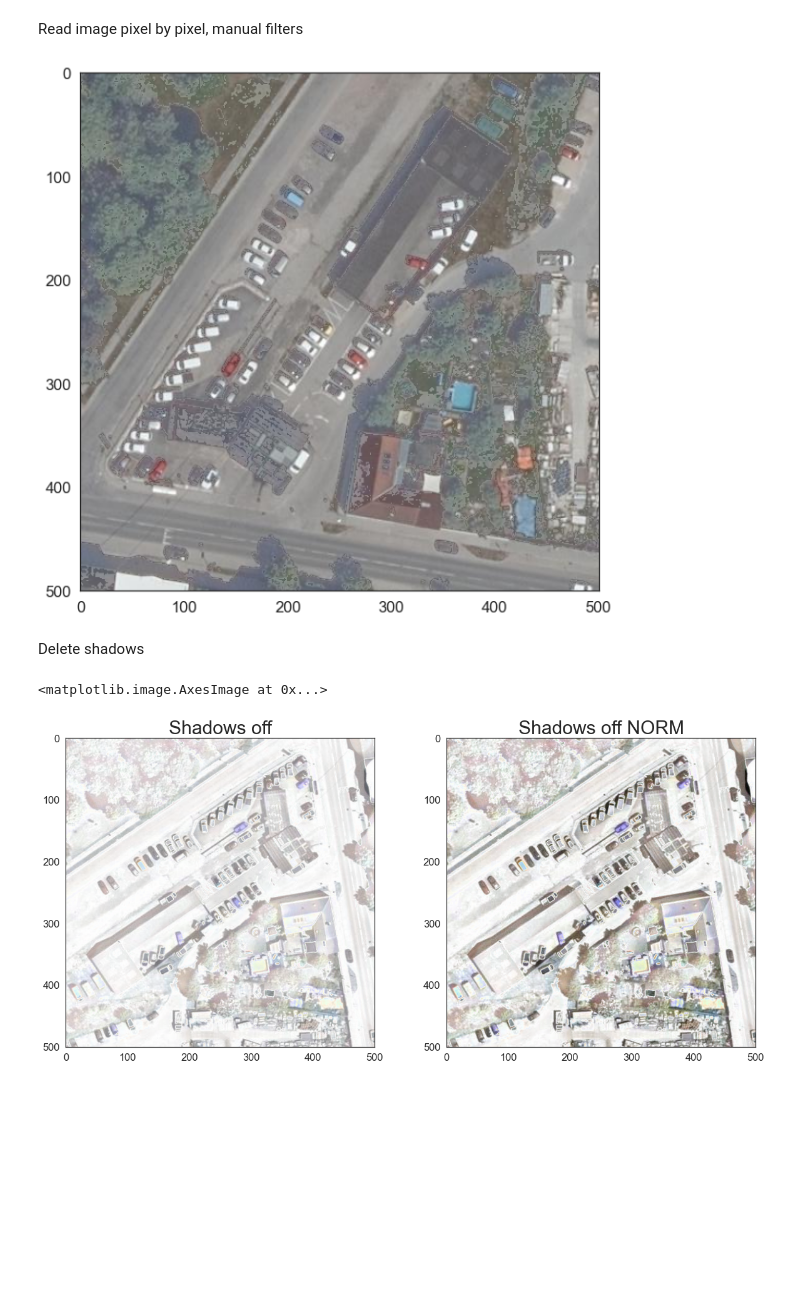
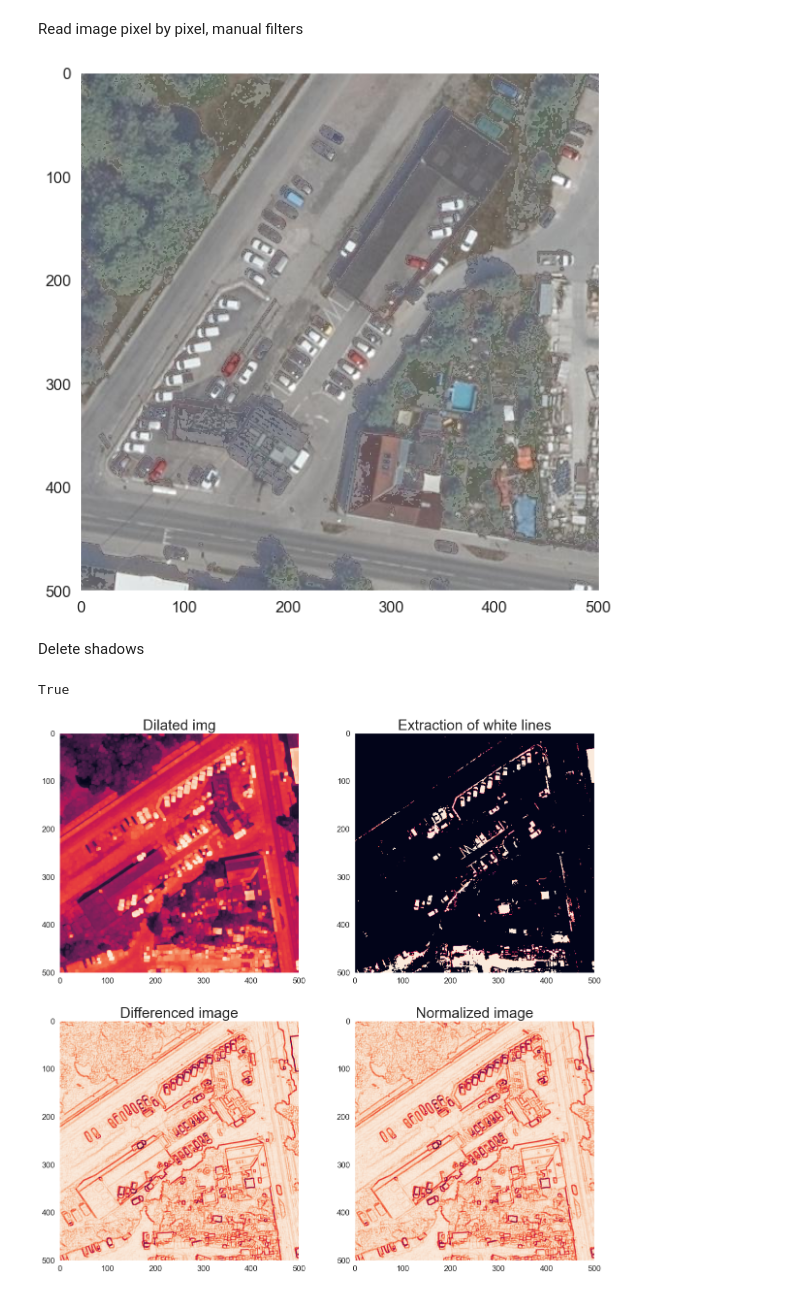
Before and after one commit to JhonnCarvajal/TU-InstituteofTransportSciences, a Jupyter notebook: CustomizeFilters.ipynb, the cells around one changed output. Cells and saved outputs as stored; diff of their text form; code cells hidden in the pictures; blank space fills up the shorter version.

```diff
--- a/CustomizeFilters.ipynb
+++ b/CustomizeFilters.ipynb
@@ -4,10 +4,11 @@ import numpy as np
 from matplotlib import pyplot as plt
 import seaborn as sns
 sns.set(font_scale=1.5)
-sns.set_style("white")
+sns.set_style("dark")
 # %%
 
-image = Image.open("tilesForFilterTesting/tifclip5.tif")
+filename ="tilesForFilterTesting/tifclip5.tif"
+image = Image.open(filename)
 image_to_np_array = np.array(image)
 
 fig, ax = plt.subplots(figsize=(10,10))
@@ -30,9 +31,9 @@ Extract whiteLines
 # Standard RGB to grayscale
 bitmap = list(map(lambda x:x[2], zip(r,g,b)))
 bitmap = np.array(bitmap).reshape([image_to_np_array.shape[0], image_to_np_array.shape[1]])
-bitmap = np.dot((bitmap > 170).astype(float),255)
+bitmap = np.dot((bitmap > 165).astype(float),255)
 im = Image.fromarray(bitmap.astype(np.uint8))
 fig, ax = plt.subplots(figsize =(20,20))
 ax.imshow(im)
-im.save('imagesProcessedByFilters/last.tif')
+im.save('imagesProcessedByFilters/ExtractWhiteLines.tif')
 # %% [output]
@@ -40,8 +41,7 @@ im.save('imagesProcessedByFilters/last.tif')
 # %% [markdown]
 Read image pixel by pixel, manual filters
 # %%
-
-img = Image.open("tilesForFilterTesting/tifclip5.tif") # Create a new black image
+img = Image.open(filename) # Create a new black image
 image_to_np_array = np.array(image)
 r,g,b = np.split(image_to_np_array,3,axis=2)
 #Coverting into 1-D arrays
@@ -54,7 +54,7 @@ brightness=+50
 black_umbral = 100
 for i in range(img.size[1]):    # For every pixel:
     for j in range(img.size[0]):
-        gray_filter =(r[c]+ g[c]+ b[c])//3
+        #gray_filter =(r[c]+ g[c]+ b[c])//3
         #pixels[i,j] = (gray_filter,gray_filter,gray_filter)
         #pixels[i,j] = (r[c]+brightness, g[c]+brightness, b[c]+brightness)
         if(r[c]<black_umbral and g[c]<black_umbral and b[c]<black_umbral):
@@ -66,43 +66,52 @@ for i in range(img.size[1]):    # For every pixel:
         c=c+1
 fig, ax = plt.subplots(figsize=(10,10))
 ax.imshow(img)
-img.save("imagesProcessedByFilters/delteShadows.tif")
+img.save("imagesProcessedByFilters/AddContrast.tif")
 # %% [output]
-[figure, old version]
+[figure, new version]
 # %% [markdown]
 Delete shadows
 # %%
 import cv2
 import numpy as np
 # %%
+img = cv2.imread(filename, -1)
 
-
-img = cv2.imread("tilesForFilterTesting/tifclip5.tif", -1)
-
+#Extrae los tres canales r,g,b dentro de una tupla de matrices
 rgb_planes = cv2.split(img)
-
+flag = True
 result_planes = []
 result_norm_planes = []
+
 for plane in rgb_planes:
-    dilated_img = cv2.dilate(plane, np.ones((7,7), np.uint8))
-    bg_img = cv2.medianBlur(dilated_img, 47)
-    diff_img = 255 - cv2.absdiff(plane, bg_img)
-    norm_img = cv2.normalize(diff_img,None, alpha=5, beta=255, norm_type=cv2.NORM_MINMAX, dtype=cv2.CV_8UC1)
+
+    dilated_img = cv2.dilate(plane, np.ones((5,5), np.uint8))
+    #bg_img = cv2.medianBlur(dilated_img, 1)
+    diff_img = 255 - cv2.absdiff(plane, dilated_img)
+
+    norm_img = cv2.normalize(diff_img,None, alpha=1, beta=255, norm_type=cv2.NORM_MINMAX, dtype=cv2.CV_8UC1)
+
     result_planes.append(diff_img)
     result_norm_planes.append(norm_img)
 
+
 result = cv2.merge(result_planes)
 result_norm = cv2.merge(result_norm_planes)
-
 plt.figure(figsize=(20, 20))
 plt.subplot(221)
-plt.title('Shadows off',fontsize = 30)
-plt.imshow(result)
+plt.title('Dilated img',fontsize = 30)
+plt.imshow(dilated_img)
 plt.subplot(222)
-plt.title('Shadows off NORM',fontsize = 30)
-plt.imshow(result_norm)
-#cv2.imwrite('imagesProcessedByFilters/shadows_out.png', result)
-#cv2.imwrite('imagesProcessedByFilters/shadows_out_norm.png', result_norm)
+plt.title('Extraction of white lines',fontsize = 30)
+plt.imshow(im)
+plt.subplot(223)
+plt.title('Differenced image',fontsize = 30)
+plt.imshow(diff_img)
+plt.subplot(224)
+plt.title('Normalized image',fontsize = 30)
+plt.imshow(norm_img)
+cv2.imwrite('imagesProcessedByFilters/extractShadows.tif', result)
+cv2.imwrite('imagesProcessedByFilters/NormaliyedImage.tif', result_norm)
 # %% [output]
-<matplotlib.image.AxesImage at 0x...>
+True
-[figure, old version]
+[figure, new version]
```
Also changed, not shown: parts of 2 cells of this notebook, 2 other files.
